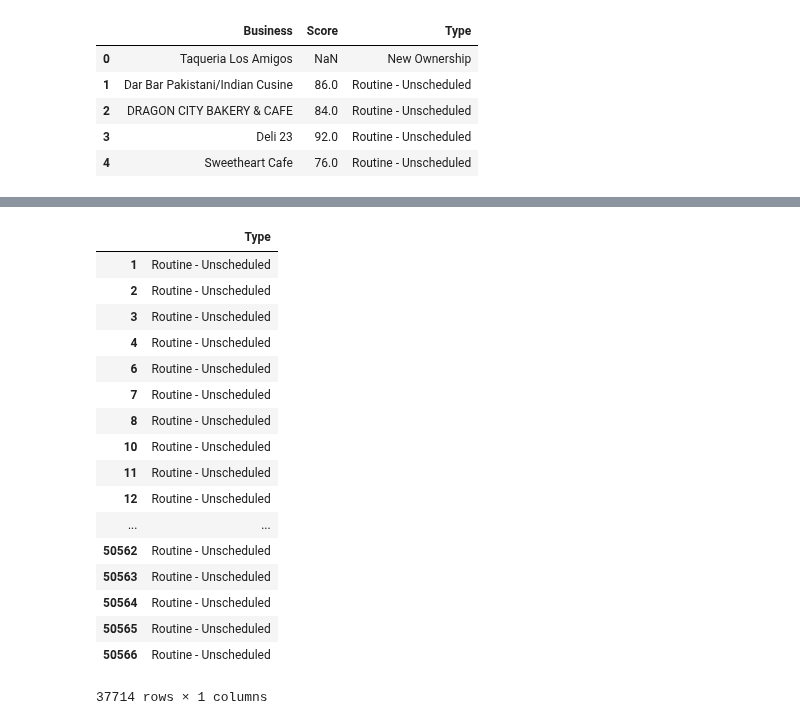
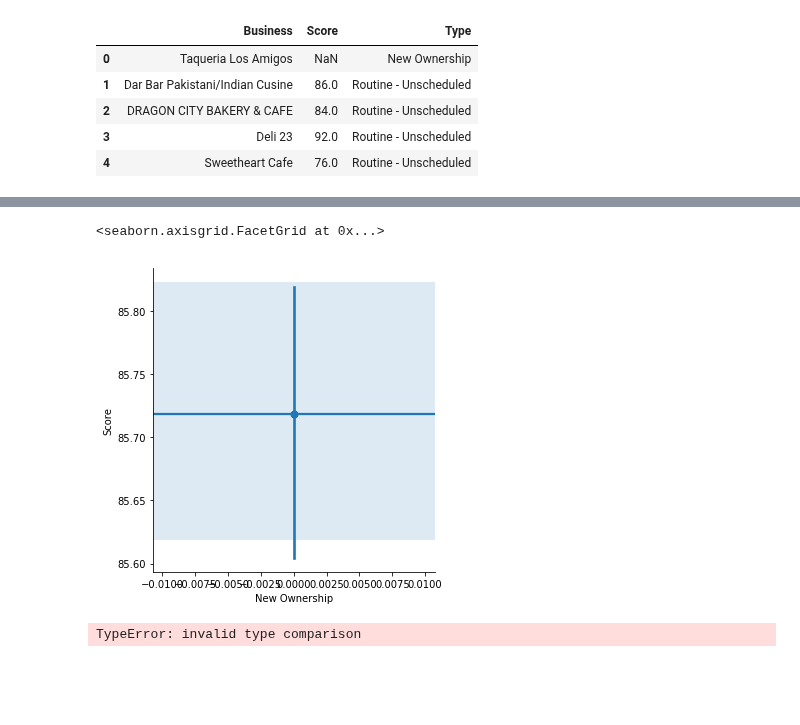
Before and after one commit to colarusso/codingthelaw, a Jupyter notebook: Fall_2017/work/edumore/p3/code_sample_1.ipynb, the cells around one changed output, grey strips where cells are left out. Saved outputs shown, nothing was run; the diff lists cells and outputs as text; code cells hidden in the pictures; blank space fills up the shorter version.

```diff
--- a/Fall_2017/work/edumore/p3/code_sample_1.ipynb
+++ b/Fall_2017/work/edumore/p3/code_sample_1.ipynb
@@ -224,31 +246,20 @@ ValueError: could not convert string to float: 'Routine - Unscheduled'
+# %%
+sns.lmplot(x="New Ownership", y="Score", data=training, x_estimator=np.mean, order=1)
+# %% [output]
+<seaborn.axisgrid.FacetGrid at 0x...>
+[figure, added]
 # %%
 processed_data_df = raw_data_df
 processed_data_df["Score"] = 0
-processed_data_df.loc[processed_data_df['Type'] == 'Type'] = 1
-processed_data_df = processed_data_df.dropna()
+processed_data_df.loc[processed_data_df['Routine - Unscheduled'] == 'New Ownership'] = 1
+processed_data_df = procesed_data_df.dropna()
 score_lin_df = processed_data_df[[
-                               'Type'
+                               'Routine - Unscheduled',
+                               'New Ownership'
                                ]].copy()
 score_lin_df.head()
 score_lin_df
 # %% [output]
-|  | Type |
-| 1 | Routine - Unscheduled |
-| 2 | Routine - Unscheduled |
-| 3 | Routine - Unscheduled |
-| 4 | Routine - Unscheduled |
-| 6 | Routine - Unscheduled |
-| 7 | Routine - Unscheduled |
-| 8 | Routine - Unscheduled |
-| 10 | Routine - Unscheduled |
-| 11 | Routine - Unscheduled |
-| 12 | Routine - Unscheduled |
-| ... | ... |
-| 50562 | Routine - Unscheduled |
-| 50563 | Routine - Unscheduled |
-| 50564 | Routine - Unscheduled |
-| 50565 | Routine - Unscheduled |
-| 50566 | Routine - Unscheduled |
-37714 rows × 1 columns
+TypeError: invalid type comparison
 # %%
 # Further generating results based off of the model above to provide more information based off of the linear regression
```
Also changed, not shown: parts of 7 cells of this notebook.
